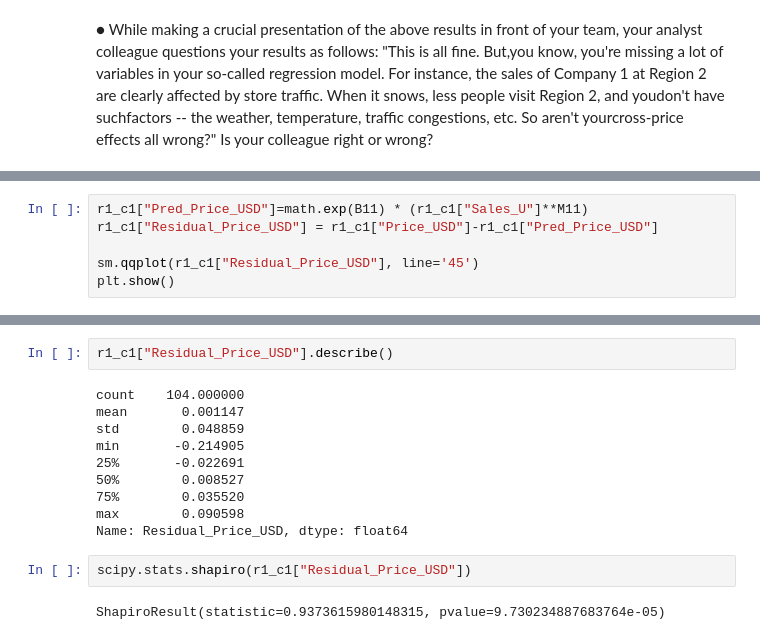
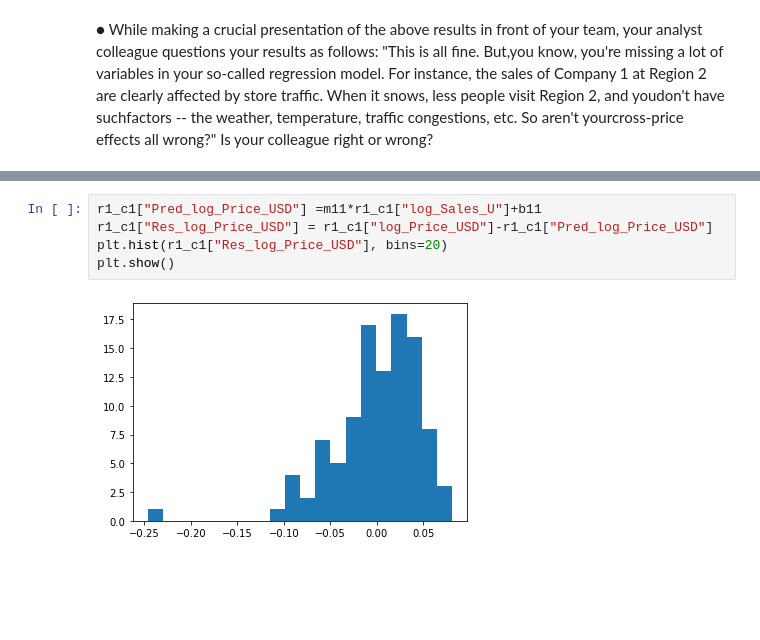
Before and after one commit to hinojosaad/Damavis-Challenge, a Jupyter notebook: Damavis Data Science Challenge Ex 2.ipynb, the cells around one changed output, grey strips where cells are left out. Drawn from its saved outputs; the diff is of its cells as text; blank space fills up the shorter version.

```diff
--- a/Damavis Data Science Challenge Ex 2.ipynb
+++ b/Damavis Data Science Challenge Ex 2.ipynb
@@ -469,6 +369,0 @@ import statsmodels.api as sm
-# %%
-r1_c1["Pred_Price_USD"]=math.exp(B11) * (r1_c1["Sales_U"]**M11)
-r1_c1["Residual_Price_USD"] = r1_c1["Price_USD"]-r1_c1["Pred_Price_USD"]
-
-sm.qqplot(r1_c1["Residual_Price_USD"], line='45')
-plt.show()
@@ -477,17 +370,8 @@ plt.show()
-# %%
-r1_c1["Residual_Price_USD"].describe()
-# %% [output]
-count    104.000000
-mean       0.001147
-std        0.048859
-min       -0.214905
-25%       -0.022691
-50%        0.008527
-75%        0.035520
-max        0.090598
-Name: Residual_Price_USD, dtype: float64
-# %%
-scipy.stats.shapiro(r1_c1["Residual_Price_USD"])
-# %% [output]
-ShapiroResult(statistic=0.9373615980148315, pvalue=9.730234887683764e-05)
+# %%
+r1_c1["Pred_log_Price_USD"] =m11*r1_c1["log_Sales_U"]+b11
+r1_c1["Res_log_Price_USD"] = r1_c1["log_Price_USD"]-r1_c1["Pred_log_Price_USD"]
+plt.hist(r1_c1["Res_log_Price_USD"], bins=20)
+plt.show()
+# %% [output]
+[figure, added]
 # %%
```
Also changed, not shown: parts of 19 cells of this notebook.
